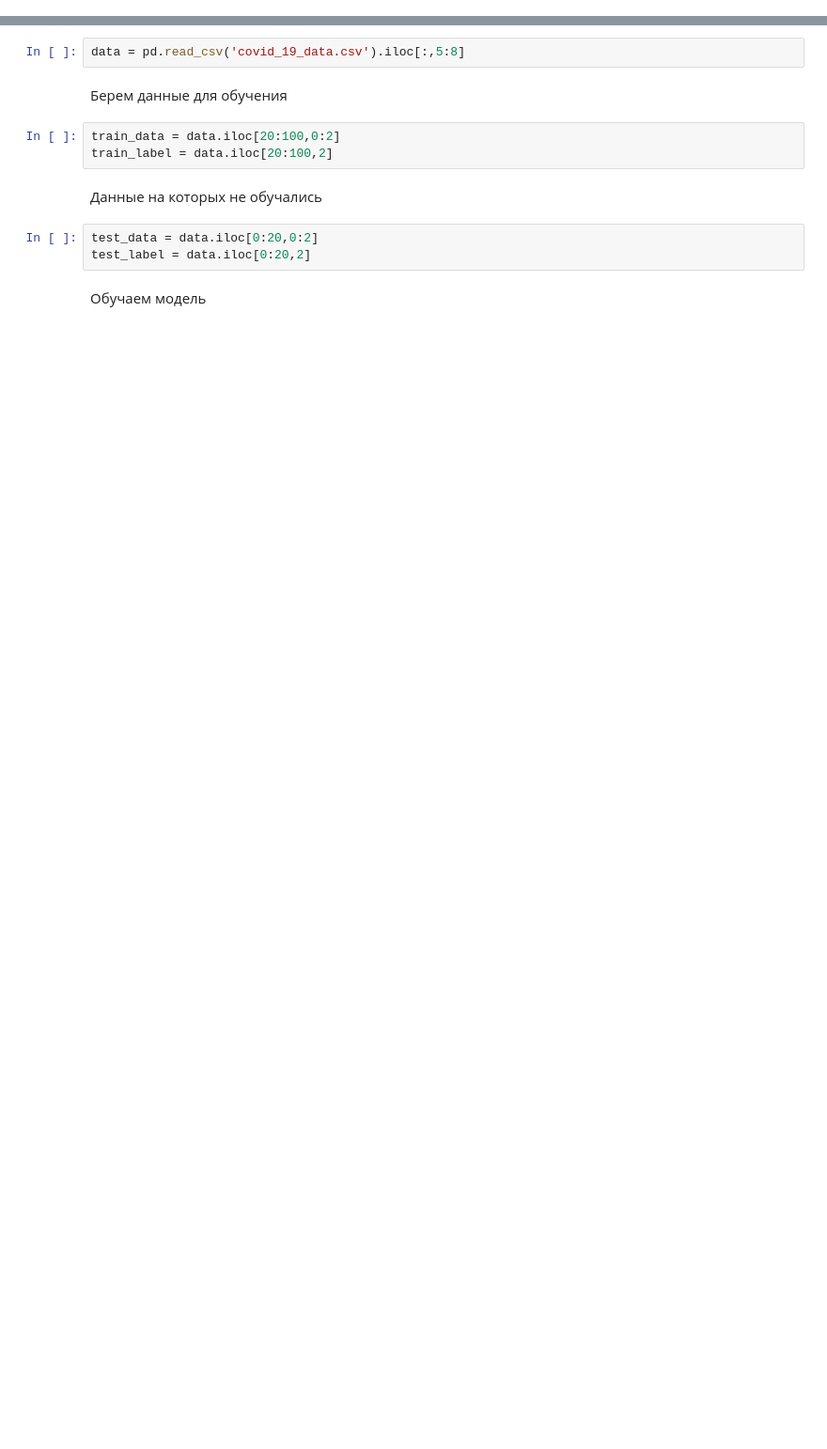
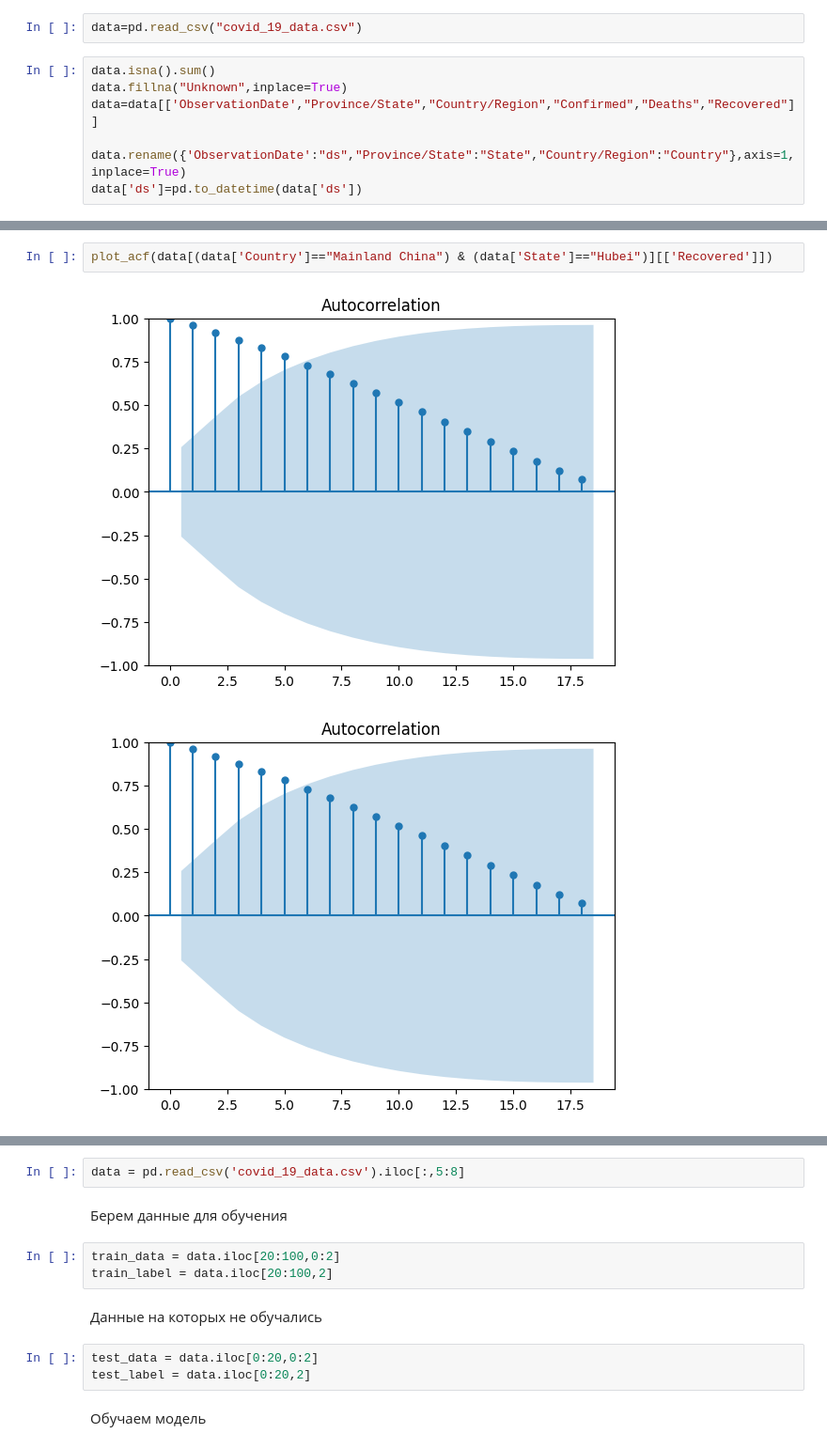
Before and after one commit to flayexz/Analyze, a Jupyter notebook: main.ipynb, the cells around one changed output, grey strips where cells are left out. Shown at 94% size. Drawn from its saved outputs; the diff is of its cells as text; blank space fills up the shorter version.

```diff
--- a/main.ipynb
+++ b/main.ipynb
@@ -6,0 +402,9 @@ from catboost import CatBoostRegressor
+# %%
+data=pd.read_csv("covid_19_data.csv")
+# %%
+data.isna().sum()
+data.fillna("Unknown",inplace=True)
+data=data[['ObservationDate',"Province/State","Country/Region","Confirmed","Deaths","Recovered"]]
+
+data.rename({'ObservationDate':"ds","Province/State":"State","Country/Region":"Country"},axis=1,inplace=True)
+data['ds']=pd.to_datetime(data['ds'])
@@ -6,0 +485,5 @@ from catboost import CatBoostRegressor
+# %%
+plot_acf(data[(data['Country']=="Mainland China") & (data['State']=="Hubei")][['Recovered']])
+# %% [output]
+[figure, added]
+[figure, added]
```
Also changed, not shown: parts of 72 cells of this notebook, 4 other files.
